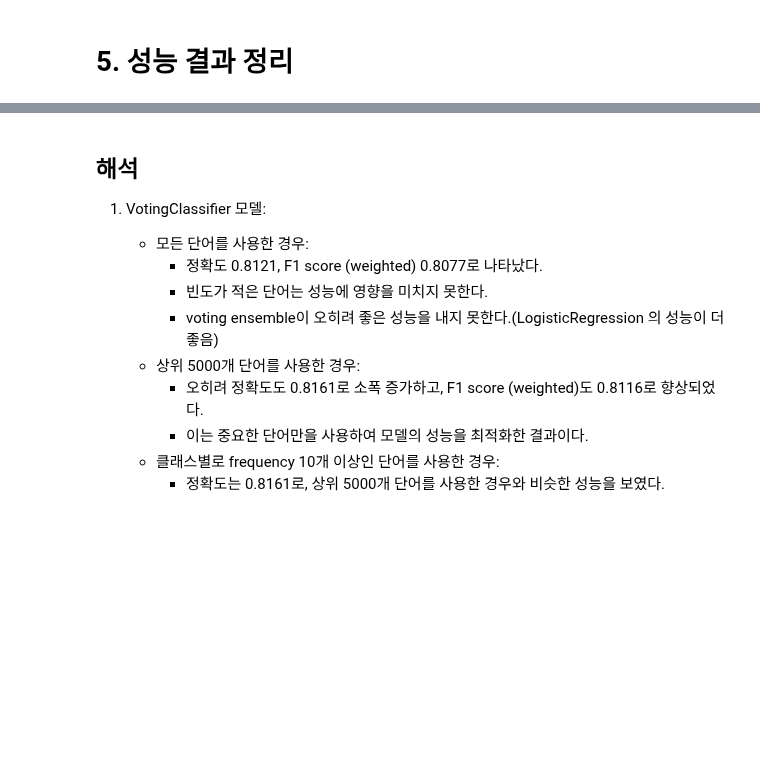
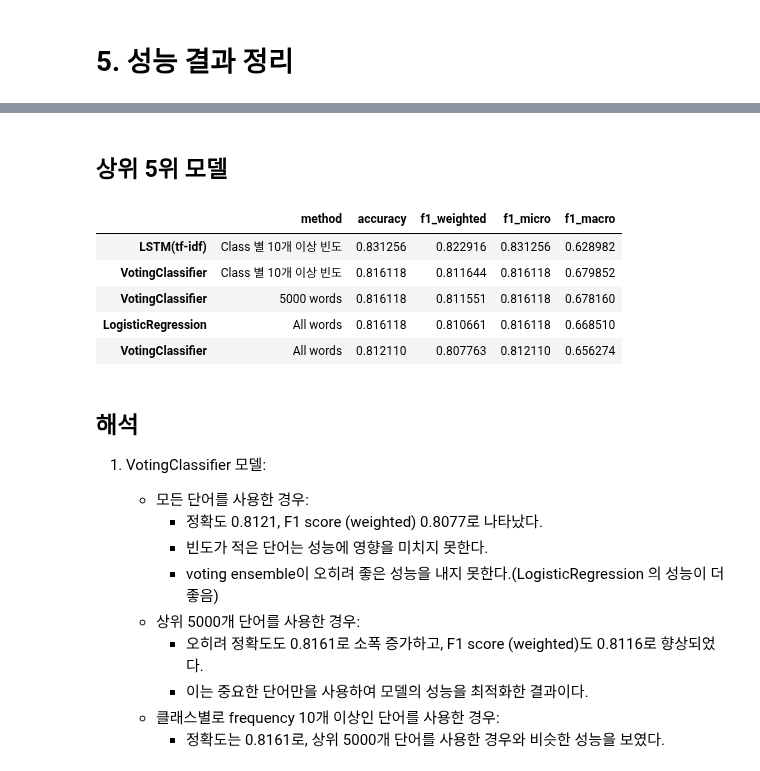
Before and after one commit to seongyeon1/aiffel, a Jupyter notebook: GoingDeeper/reuters_classification/뉴스 카테고리 다중분류-프로젝트.ipynb, the cells around one changed output, grey strips where cells are left out. Cells and saved outputs as stored; diff of their text form; code cells hidden in the pictures; blank space fills up the shorter version.

```diff
--- a/GoingDeeper/reuters_classification/뉴스 카테고리 다중분류-프로젝트.ipynb
+++ b/GoingDeeper/reuters_classification/뉴스 카테고리 다중분류-프로젝트.ipynb
@@ -1425,3 +1427,14 @@ r
+# %% [markdown]
+## 상위 5위 모델
+# %%
+r.head(5).iloc[:,[-1, 0, -2, -3, -4]]
+# %% [output]
+|  | method | accuracy | f1_weighted | f1_micro | f1_macro |
+| LSTM(tf-idf) | Class 별 10개 이상 빈도 | 0.831256 | 0.822916 | 0.831256 | 0.628982 |
+| VotingClassifier | Class 별 10개 이상 빈도 | 0.816118 | 0.811644 | 0.816118 | 0.679852 |
+| VotingClassifier | 5000 words | 0.816118 | 0.811551 | 0.816118 | 0.678160 |
+| LogisticRegression | All words | 0.816118 | 0.810661 | 0.816118 | 0.668510 |
+| VotingClassifier | All words | 0.812110 | 0.807763 | 0.812110 | 0.656274 |
 # %% [markdown]
 ## 해석
 1. VotingClassifier 모델:
```
Also changed, not shown: parts of 2 cells of this notebook.
